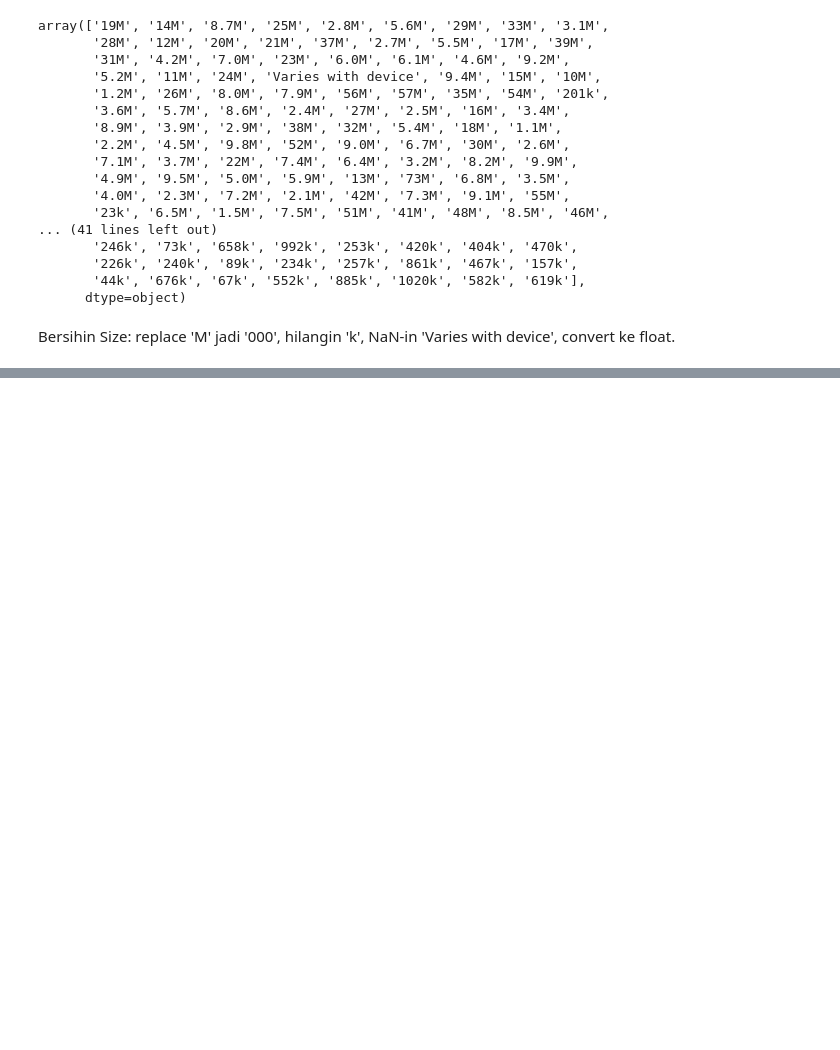
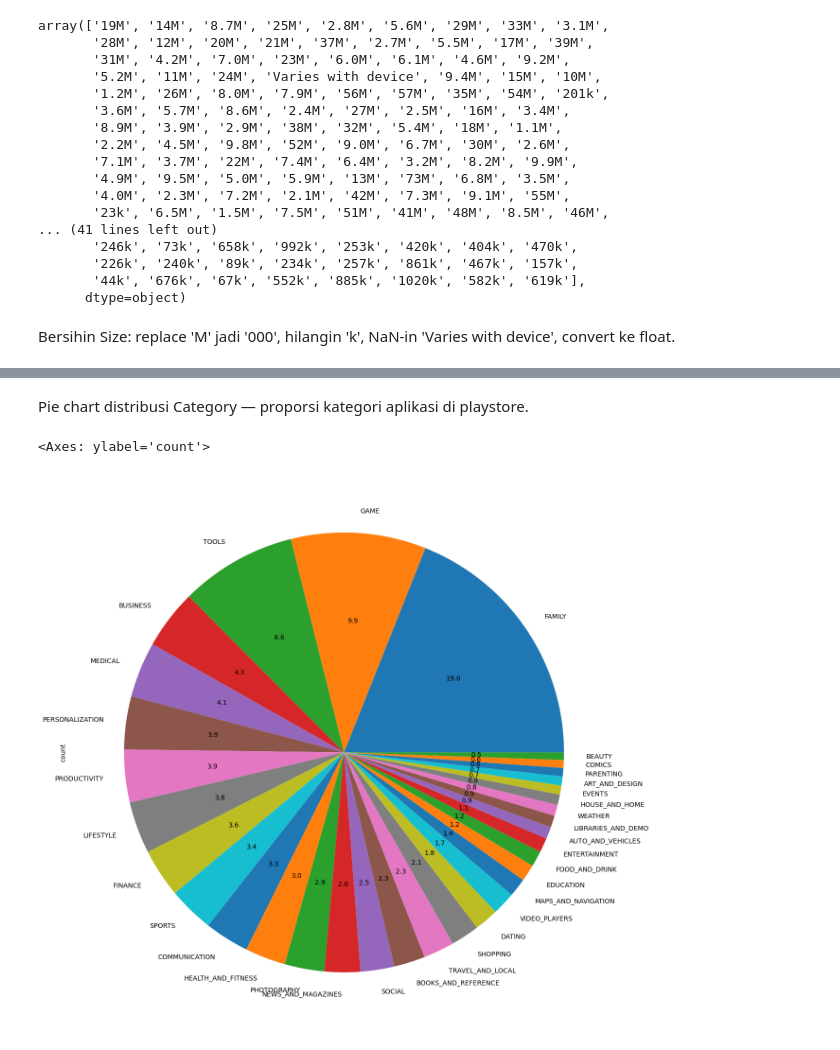
Before and after one commit to wjyrskyy14-ctrl/BELAJAR-DATA-SCIENCE, a Jupyter notebook: EDA/EDA 3/EDA_FE_GOOGLEPLAYSTORE.ipynb, the cells around one changed output, grey strips where cells are left out. Cells and saved outputs as stored; diff of their text form; code cells hidden in the pictures; blank space fills up the shorter version.

```diff
--- a/EDA/EDA 3/EDA_FE_GOOGLEPLAYSTORE.ipynb
+++ b/EDA/EDA 3/EDA_FE_GOOGLEPLAYSTORE.ipynb
@@ -177,0 +236,6 @@ KeyError: 'Size'
+# %%
+chars_to_remove=['+',',','$']
+cols_to_clean=['Installs','Price']
+for item in chars_to_remove:
+    for cols in cols_to_clean:
+        df_copy[cols]=df_copy[cols].str.replace(item,'')
@@ -177,0 +410,7 @@ KeyError: 'Size'
+# %% [markdown]
+Pie chart distribusi Category — proporsi kategori aplikasi di playstore.
+# %%
+df_copy['Category'].value_counts().plot.pie(y = df_copy['Category'], figsize=(15,16),autopct='%1.1f')
+# %% [output]
+<Axes: ylabel='count'>
+[figure, added]
```
Also changed, not shown: parts of 41 cells of this notebook.
